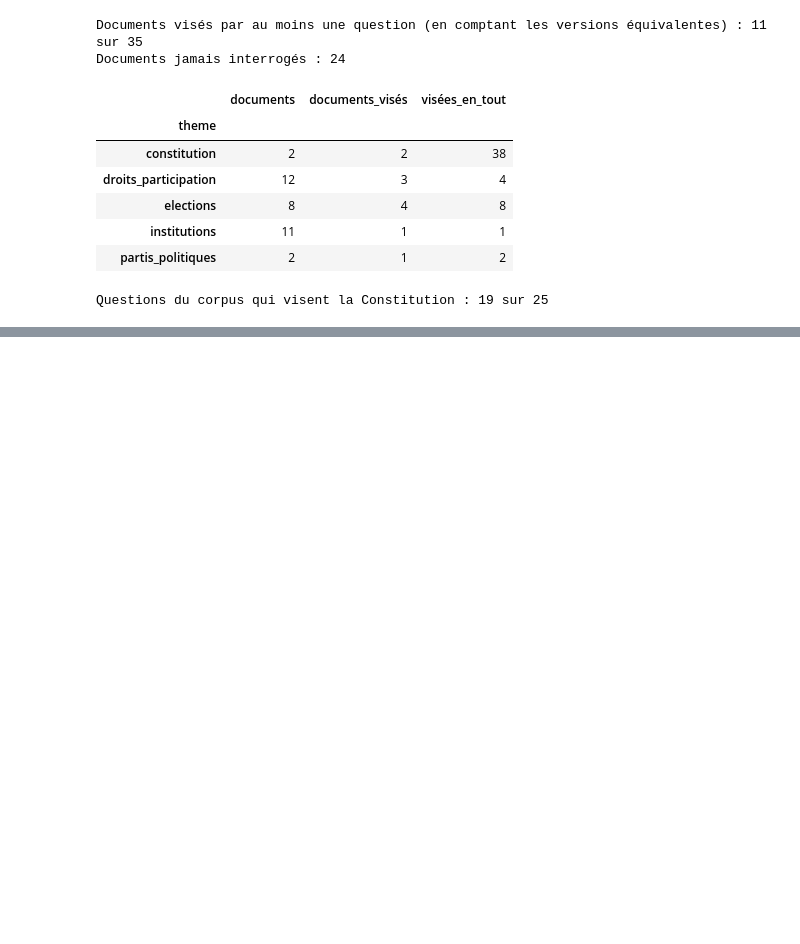
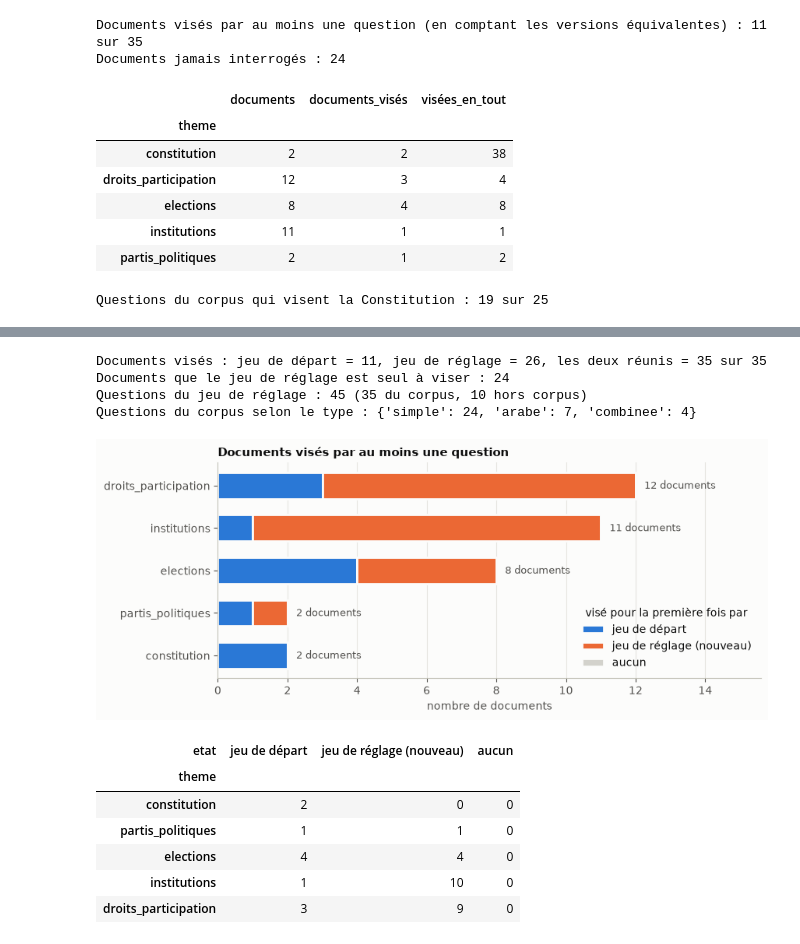
Before and after one commit to salmahanabal/Moroccan-civic-assistant, a Jupyter notebook: backend/notebooks/01_analyse_exploratoire.ipynb, the cells around one changed output, grey strips where cells are left out. Drawn from its saved outputs; the diff is of its cells as text; code cells hidden in the pictures; blank space fills up the shorter version.

Commit message:
Notebook : couverture des jeux de questions, effet des corrections et analyse par langue (12 figures)

```diff
--- a/backend/notebooks/01_analyse_exploratoire.ipynb
+++ b/backend/notebooks/01_analyse_exploratoire.ipynb
@@ -564,0 +574,53 @@ chatbot avant), puis les mesurer à part : ce serait aussi un vrai jeu de test,
+# %%
+questions2 = pd.read_csv(config.EVAL_DIR / "questions_set2.csv", encoding="utf-8-sig")
+results2 = pd.read_csv(config.EVAL_DIR / "results_set2.csv", encoding="utf-8-sig")
+
+def targeted_files(frame):
+    return {name for expected in frame["fichier_attendu"].dropna() for group in expected.split(";") for name in group.split("|")}
+
+all_files = set(sources["fichier"])
+set1_files, set2_files = targeted_files(questions) & all_files, targeted_files(questions2) & all_files
+print(f"Documents visés : jeu de départ = {len(set1_files)}, jeu de réglage = {len(set2_files)}, les deux réunis = {len(set1_files | set2_files)} sur {len(all_files)}")
+print(f"Documents que le jeu de réglage est seul à viser : {len(set2_files - set1_files)}")
+print(f"Questions du jeu de réglage : {len(questions2)} ({int((questions2['type'] != 'hors_corpus').sum())} du corpus, {int((questions2['type'] == 'hors_corpus').sum())} hors corpus)")
+print("Questions du corpus selon le type :", questions2[questions2["type"] != "hors_corpus"]["type"].value_counts().to_dict())
+# %% [output]
+Documents visés : jeu de départ = 11, jeu de réglage = 26, les deux réunis = 35 sur 35
+Documents que le jeu de réglage est seul à viser : 24
+Questions du jeu de réglage : 45 (35 du corpus, 10 hors corpus)
+Questions du corpus selon le type : {'simple': 24, 'arabe': 7, 'combinee': 4}
+# %%
+theme_of = sources.set_index("fichier")["theme"]
+table = pd.DataFrame({"theme": theme_of})
+table["etat"] = np.where(table.index.isin(set1_files), "jeu de départ", np.where(table.index.isin(set2_files), "jeu de réglage (nouveau)", "aucun"))
+by_theme = table.groupby(["theme", "etat"]).size().unstack(fill_value=0)
+for column in ("jeu de départ", "jeu de réglage (nouveau)", "aucun"):
+    if column not in by_theme:
+        by_theme[column] = 0
+by_theme = by_theme[["jeu de départ", "jeu de réglage (nouveau)", "aucun"]]
+by_theme = by_theme.loc[by_theme.sum(axis=1).sort_values().index]
+
+fig, ax = plt.subplots(figsize=(9, 3.6))
+left = np.zeros(len(by_theme))
+for column, color in (("jeu de départ", COLORS["fr"]), ("jeu de réglage (nouveau)", COLORS["ar"]), ("aucun", COLORS["grey"])):
+    ax.barh(by_theme.index, by_theme[column], left=left, height=0.62, color=color, edgecolor=SURFACE, linewidth=2, label=column)
+    left = left + by_theme[column].values
+for y, (theme, row) in enumerate(by_theme.iterrows()):
+    ax.text(row.sum() + 0.25, y, f"{int(row.sum())} documents", va="center", color=INK_SOFT, fontsize=9)
+ax.set_xlim(0, by_theme.sum(axis=1).max() * 1.3)
+ax.set_xlabel("nombre de documents")
+ax.set_title("Documents visés par au moins une question")
+ax.grid(axis="y", visible=False)
+ax.legend(frameon=False, loc="lower right", title="visé pour la première fois par")
+save(fig, "08_couverture_deux_jeux.png")
+plt.show()
+display(by_theme)
+# %% [output]
+[figure, added]
+| etat | jeu de départ | jeu de réglage (nouveau) | aucun |
+| theme |  |  |  |
+| constitution | 2 | 0 | 0 |
+| partis_politiques | 1 | 1 | 0 |
+| elections | 4 | 4 | 0 |
+| institutions | 1 | 10 | 0 |
+| droits_participation | 3 | 9 | 0 |
```
Also changed, not shown: parts of 24 cells of this notebook, 5 other files.
